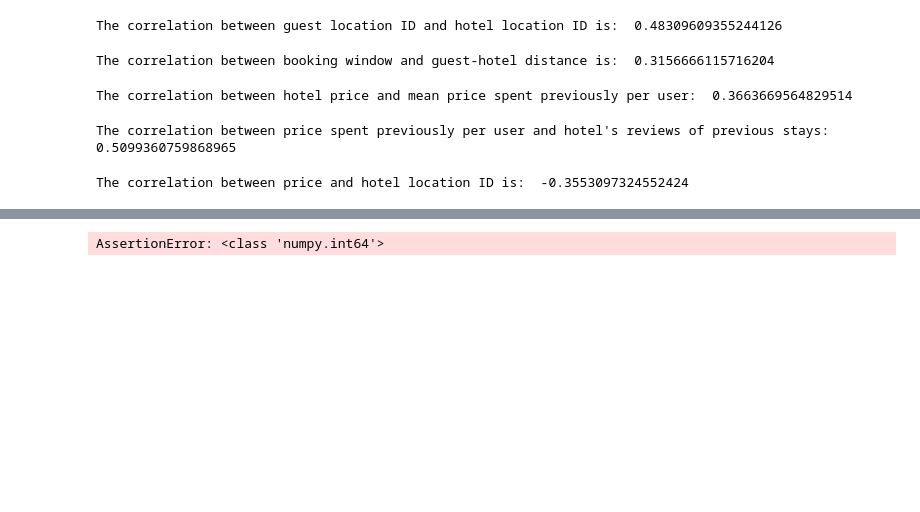
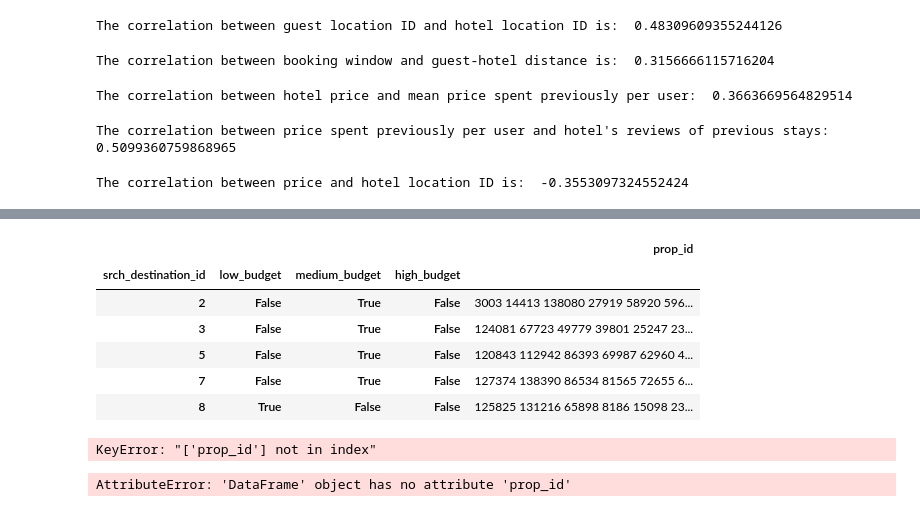
Before and after one commit to AlexiaSalomons/dmt_assignment2, a Jupyter notebook: dmy_exploration.ipynb, the cells around one changed output, grey strips where cells are left out. Cells and saved outputs as stored; diff of their text form; code cells hidden in the pictures; blank space fills up the shorter version.

```diff
--- a/dmy_exploration.ipynb
+++ b/dmy_exploration.ipynb
@@ -212,0 +201,18 @@ most_pop.head()
+# %%
+def most_popular(group, n_max=10):
+    relevance = group['relevance'].values
+    hotel_cluster = group['prop_id'].values
+    most_popular = hotel_cluster[np.argsort(relevance)[::-1]][:n_max]
+    return np.array_str(most_popular)[1:-1] # remove square brackets
+# %%
+most_pop = agg.groupby(['srch_destination_id','low_budget','medium_budget','high_budget']).apply(most_popular)
+most_pop = pd.DataFrame(most_pop).rename(columns={0:'prop_id'})
+most_pop.head()
+# %% [output]
+|  |  |  |  | prop_id |
+| srch_destination_id | low_budget | medium_budget | high_budget |  |
+| 2 | False | True | False | 3003 14413 138080 27919 58920 596... |
+| 3 | False | True | False | 124081 67723 49779 39801 25247 23... |
+| 5 | False | True | False | 120843 112942 86393 69987 62960 4... |
+| 7 | False | True | False | 127374 138390 86534 81565 72655 6... |
+| 8 | True | False | False | 125825 131216 65898 8186 15098 23... |
@@ -212,0 +221,5 @@ most_pop.head()
+# %%
+test_data = test_data[['prop_id','visitor_location_country_id','prop_country_id','srch_booking_window','orig_destination_distance','price_usd',
+                               'visitor_hist_adr_usd','visitor_hist_starrating','srch_destination_id']]
+# %% [output]
+KeyError: "['prop_id'] not in index"
@@ -213,21 +232,14 @@ most_pop.head()
 # %%
-# Step 3: Read in the test data and merge most popular hotel clusters.
-test = pd.read_csv('vu-dmt-assigment-2-2023/test_set_VU_DM.csv',
-                    dtype={'prop_country_id':np.int32},
-                    usecols=['prop_country_id'],)
-test = test.merge(most_pop, how='left',left_on='prop_country_id',right_index=True)
-test.head()
-
-# Check hotel_cluster column in test for null values
-test.prop_id.isnull().sum()
+test_data = test_data.merge(most_pop, how='left',left_on=['srch_destination_id','low_budget','medium_budget','high_budget'],right_index=True)
+test_data.head()
 
 # Let's fill nas with hotel clusters that are most popular overall.
-most_pop_all = agg.groupby('prop_id')['relevance'].sum().nlargest(5).index
-most_pop_all = np.array_str(most_pop_all)[1:-1]
-print(most_pop_all)
+most_pop_all = agg.groupby('prop_id')['relevance'].sum().nlargest(10).index
+# most_pop_all = np.array_str(most_pop_all)
+# print(most_pop_all)
 
-test.prop_id.fillna(most_pop_all,inplace=True)
+test_data.prop_id.fillna(most_pop_all,inplace=True)
 
-test.prop_id.to_csv('submission.csv',header=True, index_label='id')
+# test_data.prop_id.to_csv('submission.csv',header=True, index_label='id')
 # %% [output]
-AssertionError: <class 'numpy.int64'>
+AttributeError: 'DataFrame' object has no attribute 'prop_id'
```
Also changed, not shown: parts of 16 cells of this notebook.
